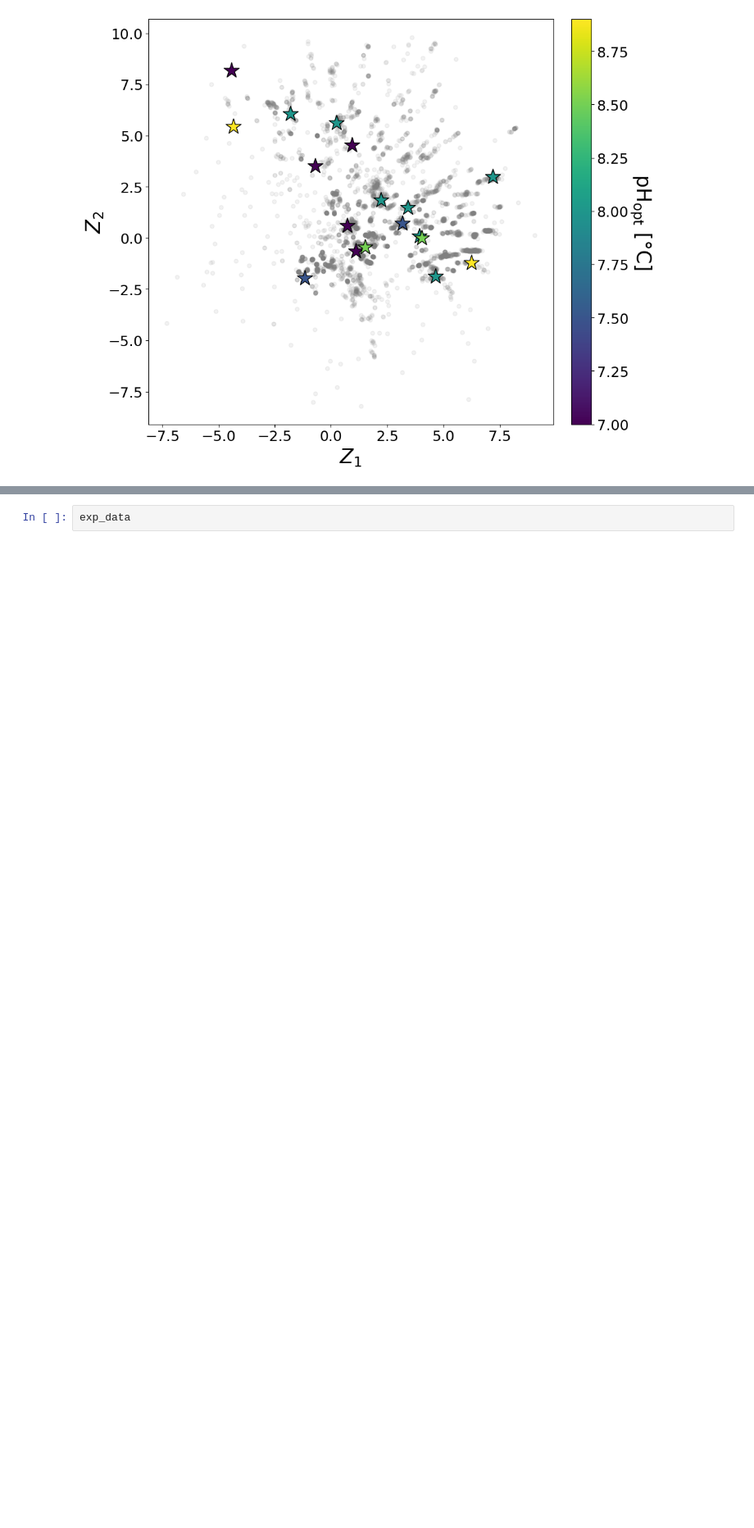
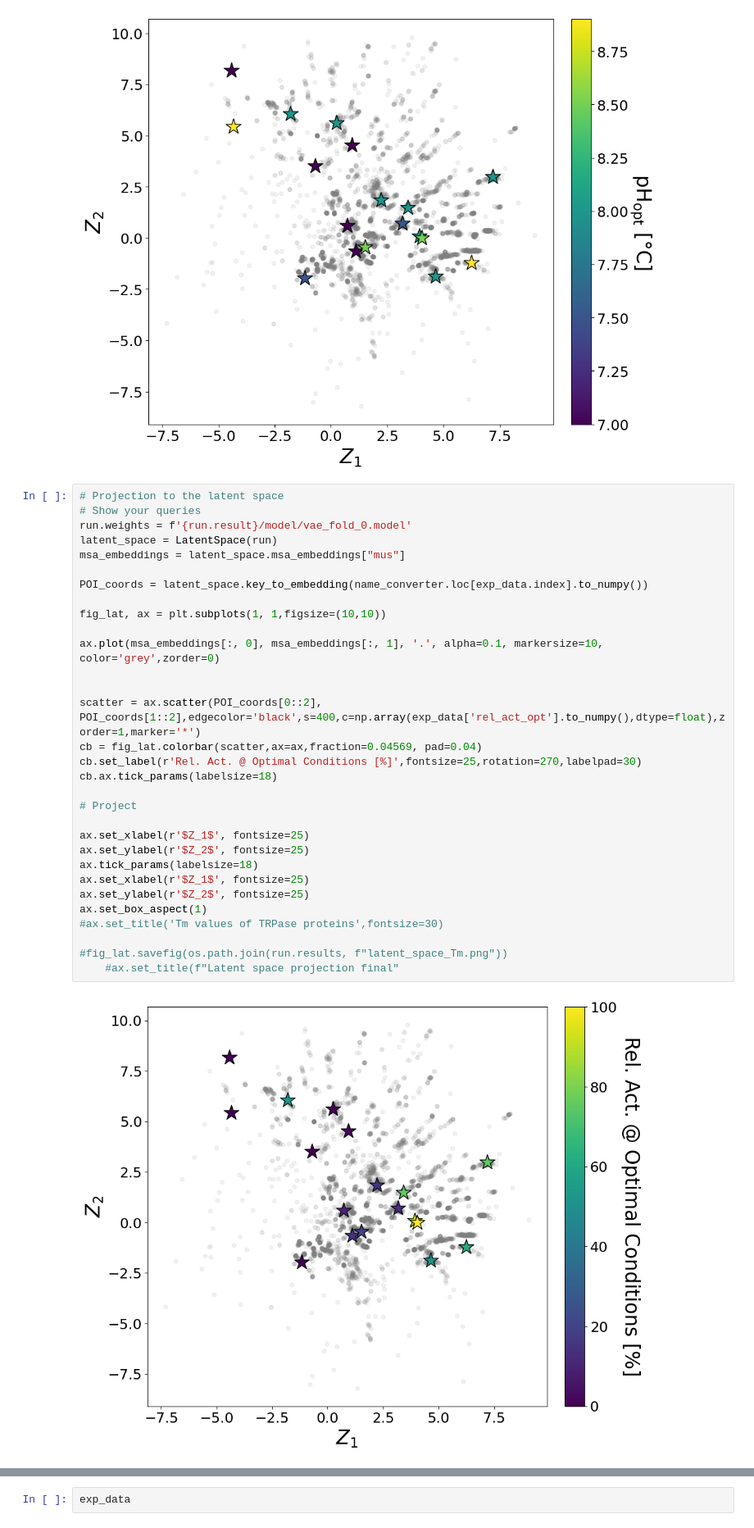
Before and after one commit to daha-la/TRPase-VAE-Mining, a Jupyter notebook: vae_notebooks/notebooks/vae_TRPase.ipynb, the cells around one changed output, grey strips where cells are left out. Shown at 82% size. Drawn from its saved outputs; the diff is of its cells as text; blank space fills up the shorter version.

Commit message:
VAE latent space with mapped Kcat values

```diff
--- a/vae_notebooks/notebooks/vae_TRPase.ipynb
+++ b/vae_notebooks/notebooks/vae_TRPase.ipynb
@@ -590,6 +572,39 @@ ax.set_box_aspect(1)
     #ax.set_title(f"Latent space projection final"
 # %% [output]
 [figure]
+# %%
+# Projection to the latent space
+# Show your queries
+run.weights = f'{run.result}/model/vae_fold_0.model'
+latent_space = LatentSpace(run)
+msa_embeddings = latent_space.msa_embeddings["mus"]
+
+POI_coords = latent_space.key_to_embedding(name_converter.loc[exp_data.index].to_numpy())
+
+fig_lat, ax = plt.subplots(1, 1,figsize=(10,10))
+
+ax.plot(msa_embeddings[:, 0], msa_embeddings[:, 1], '.', alpha=0.1, markersize=10, color='grey',zorder=0)
+
+
+scatter = ax.scatter(POI_coords[0::2], POI_coords[1::2],edgecolor='black',s=400,c=np.array(exp_data['rel_act_opt'].to_numpy(),dtype=float),zorder=1,marker='*')
+cb = fig_lat.colorbar(scatter,ax=ax,fraction=0.04569, pad=0.04)
+cb.set_label(r'Rel. Act. @ Optimal Conditions [%]',fontsize=25,rotation=270,labelpad=30)
+cb.ax.tick_params(labelsize=18)
+
+# Project
+
+ax.set_xlabel(r'$Z_1$', fontsize=25)
+ax.set_ylabel(r'$Z_2$', fontsize=25)
+ax.tick_params(labelsize=18)
+ax.set_xlabel(r'$Z_1$', fontsize=25)
+ax.set_ylabel(r'$Z_2$', fontsize=25)
+ax.set_box_aspect(1)
+#ax.set_title('Tm values of TRPase proteins',fontsize=30)
+
+#fig_lat.savefig(os.path.join(run.results, f"latent_space_Tm.png"))
+    #ax.set_title(f"Latent space projection final"
+# %% [output]
+[figure, added]
 # %%
 # Projection to the latent space
 # Show your queries
```
Also changed, not shown: parts of 11 cells of this notebook, 4 other files.
